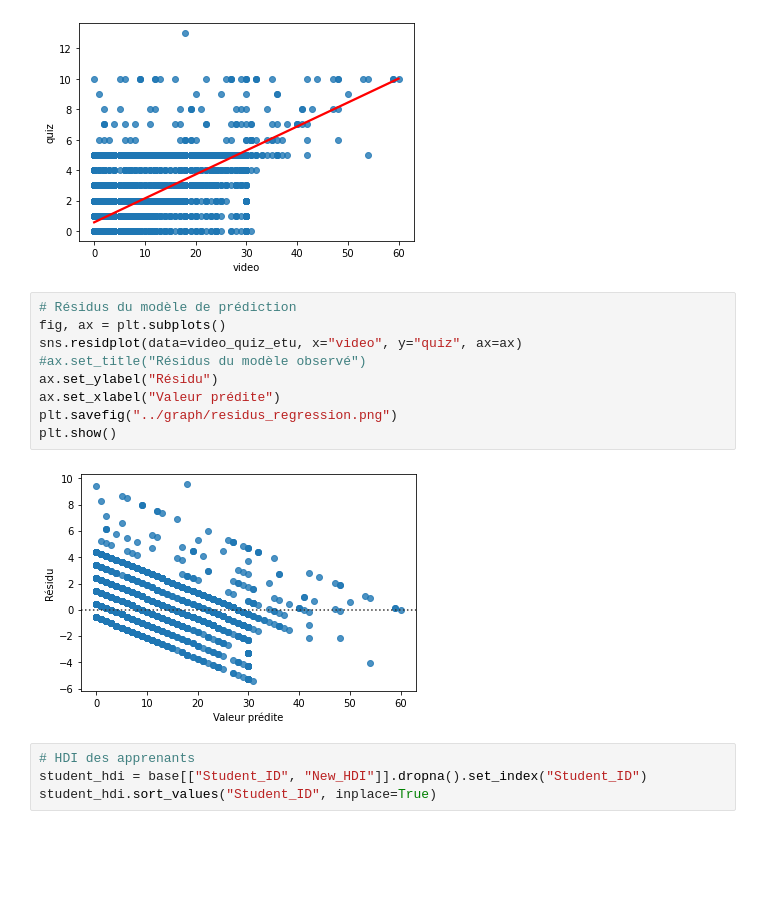
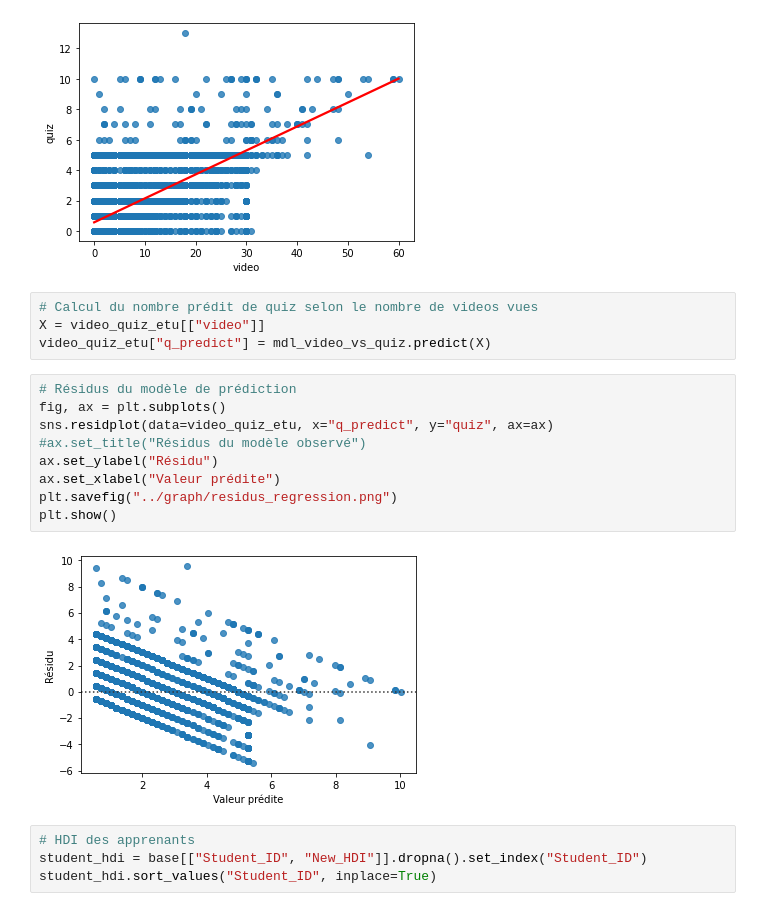
Before and after one commit to smtux/DUDA, a Jupyter notebook: statistique/src/mooc_mertes.ipynb, the cells around one changed output. Cells and saved outputs as stored; diff of their text form; blank space fills up the shorter version.

Commit message:
mise à jour des graphs de régression

```diff
--- a/statistique/src/mooc_mertes.ipynb
+++ b/statistique/src/mooc_mertes.ipynb
@@ -668,17 +672,21 @@ sns.regplot(data=video_quiz_etu, x=video_quiz_etu["video"], y=video_quiz_etu["qu
 plt.show()
 # %% [output]
 [figure]
+# %%
+# Calcul du nombre prédit de quiz selon le nombre de videos vues
+X = video_quiz_etu[["video"]]
+video_quiz_etu["q_predict"] = mdl_video_vs_quiz.predict(X)
 # %%
 # Résidus du modèle de prédiction
 fig, ax = plt.subplots()
-sns.residplot(data=video_quiz_etu, x="video", y="quiz", ax=ax)
+sns.residplot(data=video_quiz_etu, x="q_predict", y="quiz", ax=ax)
 #ax.set_title("Résidus du modèle observé")
 ax.set_ylabel("Résidu")
 ax.set_xlabel("Valeur prédite")
 plt.savefig("../graph/residus_regression.png")
 plt.show()
 # %% [output]
-[figure, old version]
+[figure, new version]
 # %%
 # HDI des apprenants
 student_hdi = base[["Student_ID", "New_HDI"]].dropna().set_index("Student_ID")
```
Also changed, not shown: parts of 15 cells of this notebook, 11 other files.
